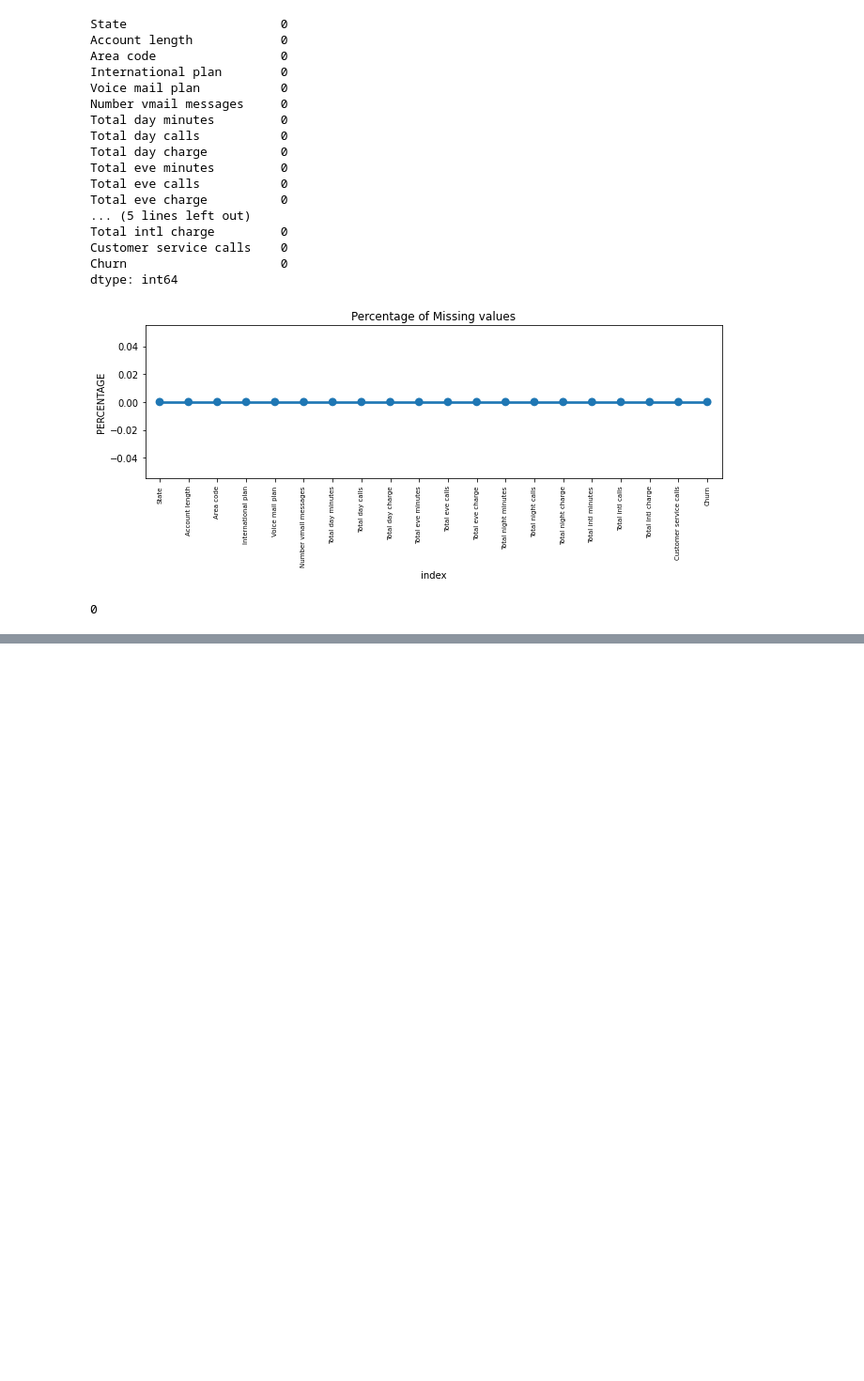
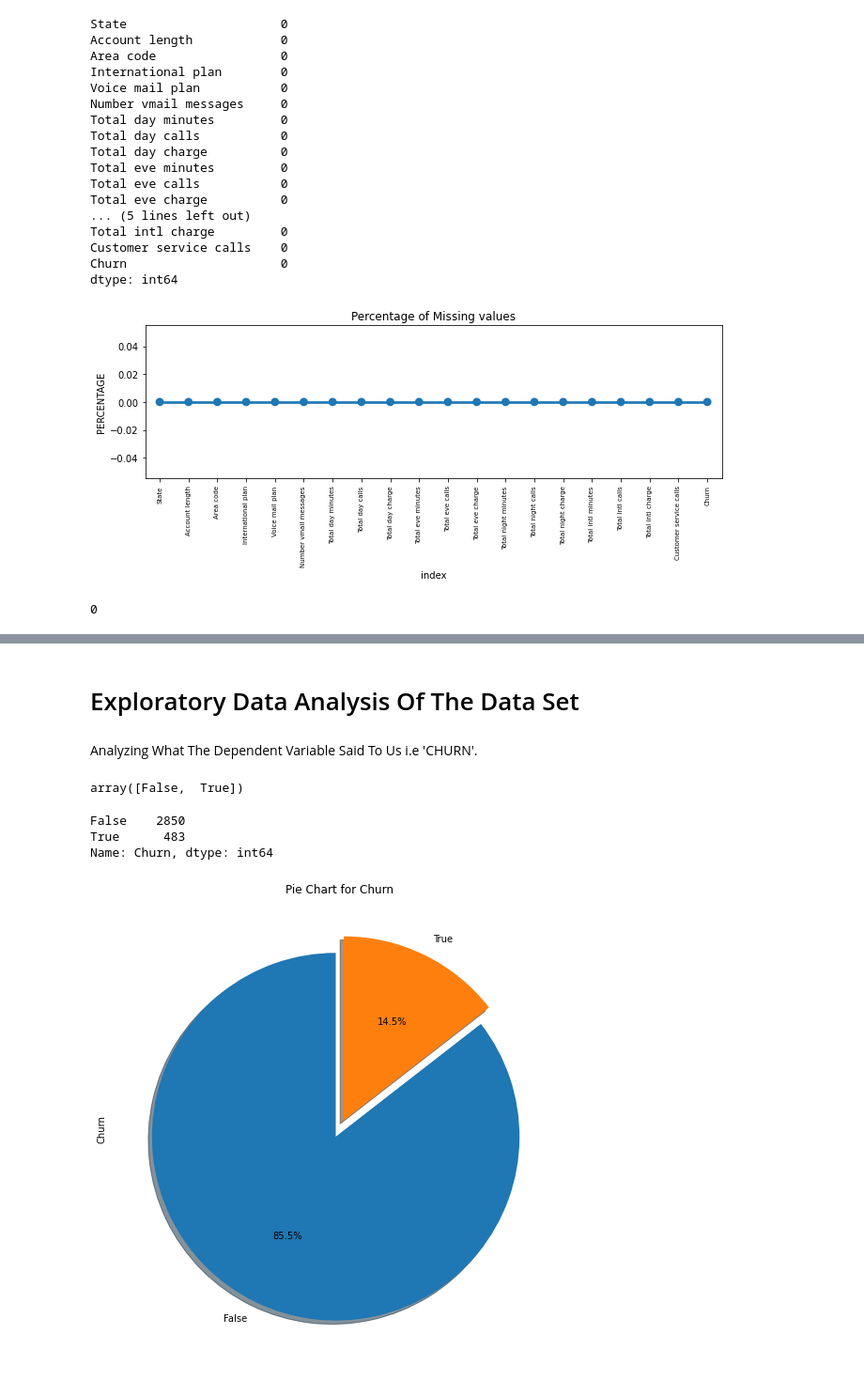
Before and after one commit to harshith9595/Telecom-churn-analysis, a Jupyter notebook: Telecom_Churn_Analysis_Capstone_Project.ipynb, the cells around one changed output, grey strips where cells are left out. Shown: that part at 94% size. Drawn from its saved outputs; the diff is of its cells as text; code cells hidden in the pictures; blank space fills up the shorter version.

```diff
--- a/Telecom_Churn_Analysis_Capstone_Project.ipynb
+++ b/Telecom_Churn_Analysis_Capstone_Project.ipynb
@@ -216,0 +275,23 @@ len(telecom_df[telecom_df.duplicated()])
+# %% [markdown]
+# Exploratory Data Analysis Of The Data Set
+# %% [markdown]
+Analyzing What The Dependent Variable Said To Us i.e 'CHURN'.
+# %%
+#Printing the unique value inside "churn" column
+telecom_df["Churn"].unique()
+# %% [output]
+array([False,  True])
+# %%
+#Printing the count of true and false in 'churn' feature
+print(telecom_df.Churn.value_counts())
+# %% [output]
+False    2850
+True      483
+Name: Churn, dtype: int64
+# %%
+#To get the pie chart to analyze churn
+telecom_df ['Churn'].value_counts().plot.pie(explode=[0.05,0.05], autopct='%1.1f%%',  startangle=90,shadow=True, figsize=(9,9))
+plt.title('Pie Chart for Churn')
+plt.show()
+# %% [output]
+[figure, added]
```
Also changed, not shown: parts of 44 cells of this notebook.
